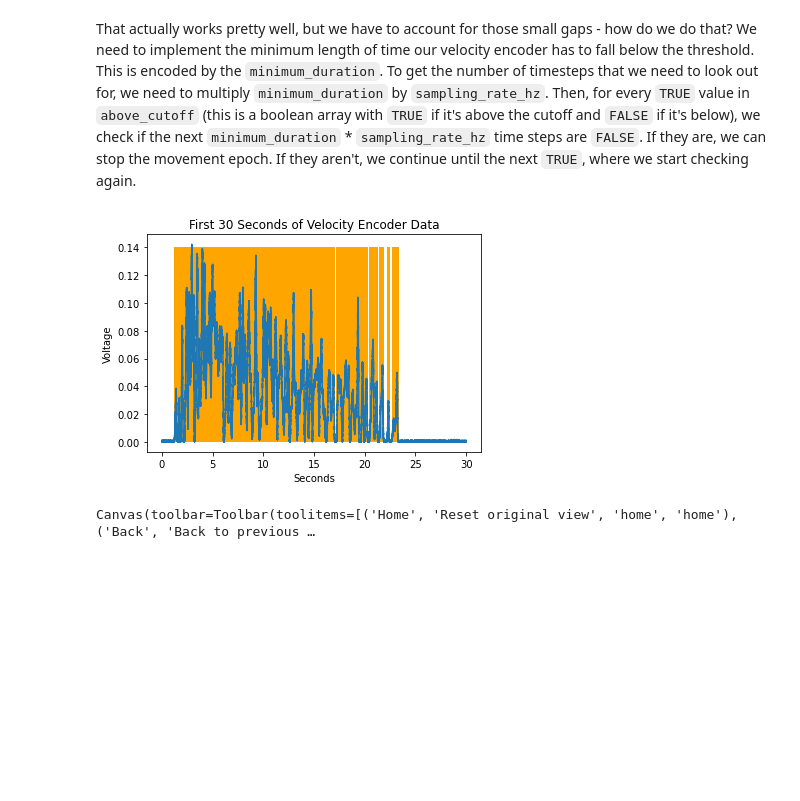
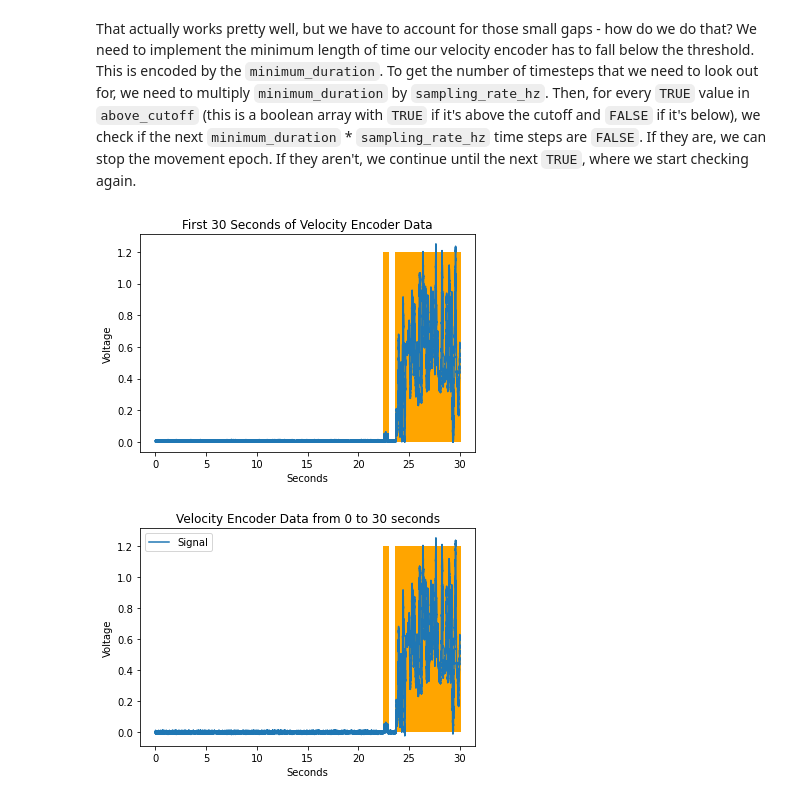
Before and after one commit to BevanLab/treadmill_analysis, a Jupyter notebook: Velocity Epochs Treadmill.ipynb, the cells around one changed output. Drawn from its saved outputs; the diff is of its cells as text; code cells hidden in the pictures; blank space fills up the shorter version.

```diff
--- a/Velocity Epochs Treadmill.ipynb
+++ b/Velocity Epochs Treadmill.ipynb
@@ -92,16 +118,16 @@ plt.show()
 # %% [markdown]
 That actually works pretty well, but we have to account for those small gaps - how do we do that? We need to implement the minimum length of time our velocity encoder has to fall below the threshold. This is encoded by the `minimum_duration`. To get the number of timesteps that we need to look out for, we need to multiply `minimum_duration` by `sampling_rate_hz`. Then, for every `TRUE` value in `above_cutoff` (this is a boolean array with `TRUE` if it's above the cutoff and `FALSE` if it's below), we check if the next `minimum_duration` * `sampling_rate_hz` time steps are `FALSE`. If they are, we can stop the movement epoch. If they aren't, we continue until the next `TRUE`, where we start checking again.
 # %%
-above_cutoff = data['Channel_05'] > voltage_cutoff
-plt.vlines(np.arange(sampling_rate_hz * 30)[above_cutoff[:sampling_rate_hz * 30].reshape(-1)]/sampling_rate_hz, ymin = 0, ymax= .14, color = 'orange')
-plt.plot(np.arange(sampling_rate_hz* 30)/sampling_rate_hz, np.abs(data['Channel_05'][:sampling_rate_hz * 30]))
+above_cutoff = sweepY > voltage_cutoff
+plt.vlines(np.arange(sampling_rate_hz * 30)[above_cutoff[:sampling_rate_hz * 30].reshape(-1)]/sampling_rate_hz, ymin = 0, ymax= 1.2, color = 'orange')
+plt.plot(np.arange(sampling_rate_hz* 30)/sampling_rate_hz, np.abs(sweepY[:sampling_rate_hz * 30]))
 plt.title('First 30 Seconds of Velocity Encoder Data')
 plt.xlabel('Seconds')
 plt.ylabel('Voltage')
 plt.savefig('example.png')
 plt.show()
 # %% [output]
-[figure, old version]
+[figure, new version]
 # %%
 True_followed_by_false = above_cutoff[:-1] * (1 - above_cutoff[1:]) # this gives us an array of bbolean values whenever there is a True followed by a False
 indices = np.where(True_followed_by_false == 1)[0] + 1 # this converts the array of boolean values to a list of indices
@@ -119,13 +145,13 @@ for i, idx in enumerate(indices):
             end = min((minumum_duration * sampling_rate_hz), len(above_cutoff) - idx - 1)
         above_cutoff[idx: idx + end] = np.array([True] * end).reshape(-1, 1)
 # %%
-def plot_trace(start, end, sampling_rate_hz, above_cutoff, data, save_name = ''):
-    %matplotlib widget
+def plot_trace(start, end, sampling_rate_hz, above_cutoff, sweepY, save_name = ''):
+    #%matplotlib widget
     start_idx = sampling_rate_hz  * start
     end_idx = sampling_rate_hz * end
     xaxis = np.arange(sampling_rate_hz * (end - start))
-    plt.vlines(start + xaxis[above_cutoff[start_idx:end_idx].reshape(-1)]/sampling_rate_hz, ymin = 0, ymax= .14, color = 'orange')
-    plt.plot(start + xaxis/sampling_rate_hz, data['Channel_05'][start_idx:end_idx], label = 'Signal')
+    plt.vlines(start + xaxis[above_cutoff[start_idx:end_idx].reshape(-1)]/sampling_rate_hz, ymin = 0, ymax= 1.2, color = 'orange')
+    plt.plot(start + xaxis/sampling_rate_hz, sweepY[start_idx:end_idx], label = 'Signal')
     plt.title('Velocity Encoder Data from {} to {} seconds'.format(start, end))
     plt.xlabel('Seconds')
     #plt.ion()
@@ -136,8 +162,8 @@ def plot_trace(start, end, sampling_rate_hz, above_cutoff, data, save_name = '')
 
     plt.show()
 # %%
-plot_trace(200, 500, sampling_rate_hz, above_cutoff, data, save_name = '')
+plot_trace(0, 30, sampling_rate_hz, above_cutoff, sweepY, save_name = '')
 # %% [output]
-Canvas(toolbar=Toolbar(toolitems=[('Home', 'Reset original view', 'home', 'home'), ('Back', 'Back to previous …
+[figure, added]
 # %%
 above_cutoff[0*sampling_rate_hz:30*sampling_rate_hz].shape
```
Also changed, not shown: parts of 14 cells of this notebook.
